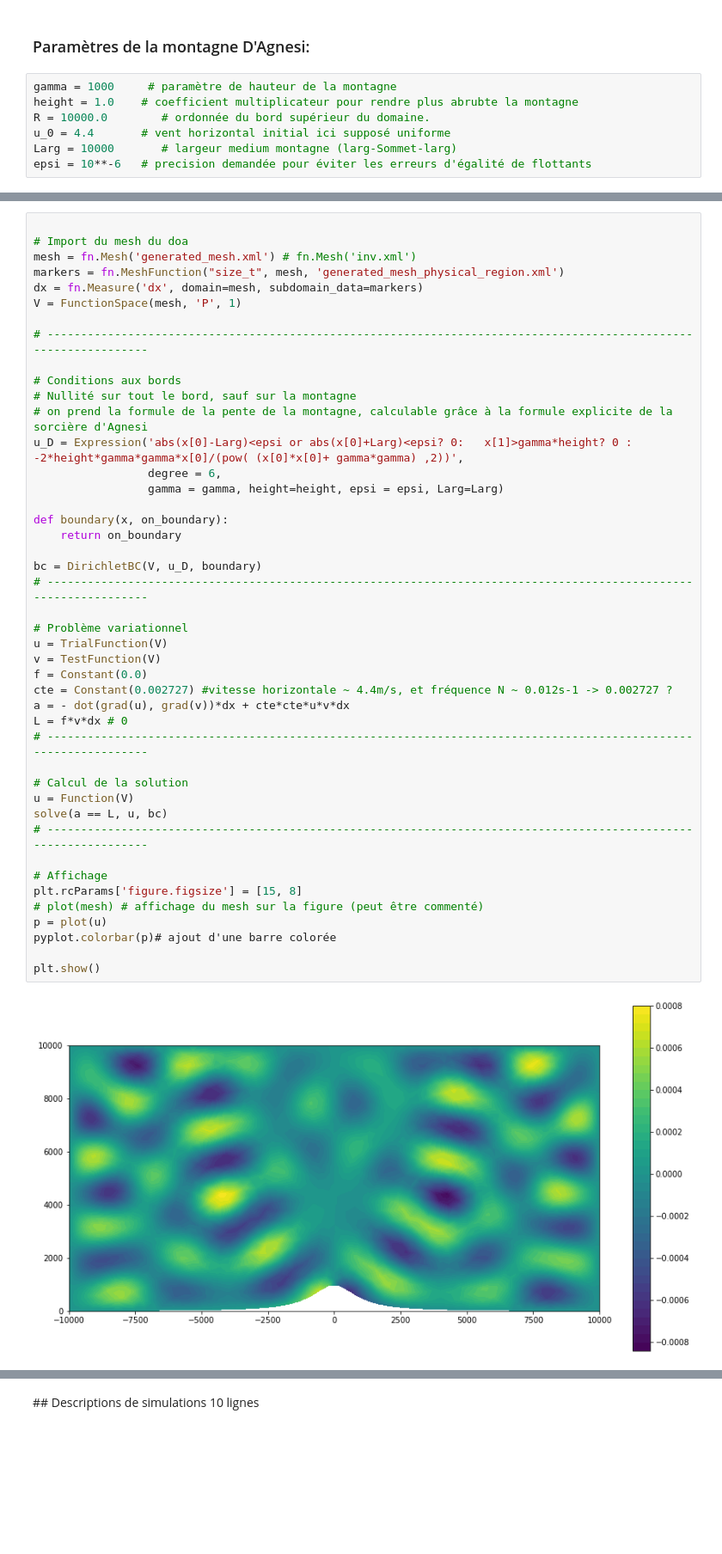
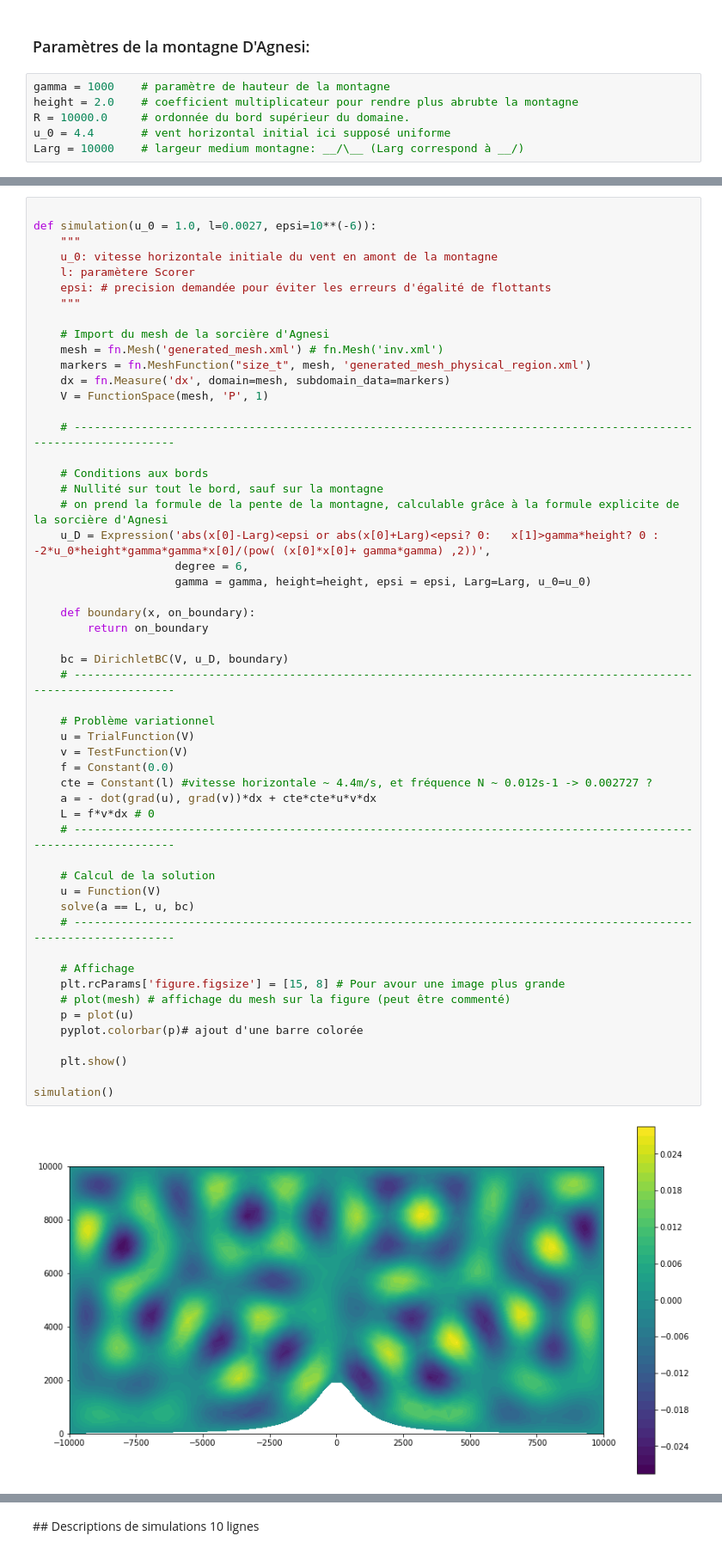
Before and after one commit to spineki/fenics_scorer, a Jupyter notebook: mini_projet_fenics_antoine_marras.ipynb, the cells around one changed output, grey strips where cells are left out. Shown: that part at 86% size. Saved outputs shown, nothing was run; the diff lists cells and outputs as text; blank space fills up the shorter version.

Commit message:
simulation en fonction, ajout de l'aléatoire

```diff
--- a/mini_projet_fenics_antoine_marras.ipynb
+++ b/mini_projet_fenics_antoine_marras.ipynb
@@ -84,9 +86,8 @@ import dolfin as fn
 # %% [markdown]
 ### Paramètres de la montagne D'Agnesi:
 # %%
-gamma = 1000     # paramètre de hauteur de la montagne
-height = 1.0    # coefficient multiplicateur pour rendre plus abrubte la montagne
-R = 10000.0        # ordonnée du bord supérieur du domaine.
+gamma = 1000    # paramètre de hauteur de la montagne
+height = 2.0    # coefficient multiplicateur pour rendre plus abrubte la montagne
+R = 10000.0     # ordonnée du bord supérieur du domaine.
 u_0 = 4.4       # vent horizontal initial ici supposé uniforme
-Larg = 10000       # largeur medium montagne (larg-Sommet-larg)
-epsi = 10**-6   # precision demandée pour éviter les erreurs d'égalité de flottants
+Larg = 10000    # largeur medium montagne: __/\__ (Larg correspond à __/)
@@ -93,49 +96,58 @@ epsi = 10**-6   # precision demandée pour éviter les erreurs d'égalité de fl
 # %%
 
-# Import du mesh du doa
-mesh = fn.Mesh('generated_mesh.xml') # fn.Mesh('inv.xml')
-markers = fn.MeshFunction("size_t", mesh, 'generated_mesh_physical_region.xml')
-dx = fn.Measure('dx', domain=mesh, subdomain_data=markers)
-V = FunctionSpace(mesh, 'P', 1)
+def simulation(u_0 = 1.0, l=0.0027, epsi=10**(-6)):
+    """
+    u_0: vitesse horizontale initiale du vent en amont de la montagne
+    l: paramètere Scorer
+    epsi: # precision demandée pour éviter les erreurs d'égalité de flottants
+    """
 
-# -----------------------------------------------------------------------------------------------------------------
+    # Import du mesh de la sorcière d'Agnesi
+    mesh = fn.Mesh('generated_mesh.xml') # fn.Mesh('inv.xml')
+    markers = fn.MeshFunction("size_t", mesh, 'generated_mesh_physical_region.xml')
+    dx = fn.Measure('dx', domain=mesh, subdomain_data=markers)
+    V = FunctionSpace(mesh, 'P', 1)
 
-# Conditions aux bords
-# Nullité sur tout le bord, sauf sur la montagne
-# on prend la formule de la pente de la montagne, calculable grâce à la formule explicite de la sorcière d'Agnesi
-u_D = Expression('abs(x[0]-Larg)<epsi or abs(x[0]+Larg)<epsi? 0:   x[1]>gamma*height? 0 : -2*height*gamma*gamma*x[0]/(pow( (x[0]*x[0]+ gamma*gamma) ,2))',
-                 degree = 6,
-                 gamma = gamma, height=height, epsi = epsi, Larg=Larg)
+    # -----------------------------------------------------------------------------------------------------------------
 
-def boundary(x, on_boundary):
-    return on_boundary
+    # Conditions aux bords
+    # Nullité sur tout le bord, sauf sur la montagne
+    # on prend la formule de la pente de la montagne, calculable grâce à la formule explicite de la sorcière d'Agnesi
+    u_D = Expression('abs(x[0]-Larg)<epsi or abs(x[0]+Larg)<epsi? 0:   x[1]>gamma*height? 0 : -2*u_0*height*gamma*gamma*x[0]/(pow( (x[0]*x[0]+ gamma*gamma) ,2))',
+                     degree = 6,
+                     gamma = gamma, height=height, epsi = epsi, Larg=Larg, u_0=u_0)
 
-bc = DirichletBC(V, u_D, boundary)
-# -----------------------------------------------------------------------------------------------------------------
+    def boundary(x, on_boundary):
+        return on_boundary
 
-# Problème variationnel
-u = TrialFunction(V)
-v = TestFunction(V)
-f = Constant(0.0)
-cte = Constant(0.002727) #vitesse horizontale ~ 4.4m/s, et fréquence N ~ 0.012s-1 -> 0.002727 ?
-a = - dot(grad(u), grad(v))*dx + cte*cte*u*v*dx
-L = f*v*dx # 0
-# -----------------------------------------------------------------------------------------------------------------
+    bc = DirichletBC(V, u_D, boundary)
+    # -----------------------------------------------------------------------------------------------------------------
 
-# Calcul de la solution
-u = Function(V)
-solve(a == L, u, bc)
-# -----------------------------------------------------------------------------------------------------------------
+    # Problème variationnel
+    u = TrialFunction(V)
+    v = TestFunction(V)
+    f = Constant(0.0)
+    cte = Constant(l) #vitesse horizontale ~ 4.4m/s, et fréquence N ~ 0.012s-1 -> 0.002727 ?
+    a = - dot(grad(u), grad(v))*dx + cte*cte*u*v*dx
+    L = f*v*dx # 0
+    # -----------------------------------------------------------------------------------------------------------------
 
-# Affichage
-plt.rcParams['figure.figsize'] = [15, 8]
-# plot(mesh) # affichage du mesh sur la figure (peut être commenté)
-p = plot(u)
-pyplot.colorbar(p)# ajout d'une barre colorée
+    # Calcul de la solution
+    u = Function(V)
+    solve(a == L, u, bc)
+    # -----------------------------------------------------------------------------------------------------------------
 
-plt.show()
+    # Affichage
+    plt.rcParams['figure.figsize'] = [15, 8] # Pour avour une image plus grande
+    # plot(mesh) # affichage du mesh sur la figure (peut être commenté)
+    p = plot(u)
+    pyplot.colorbar(p)# ajout d'une barre colorée
+
+    plt.show()
+
+simulation()
 # %% [output]
-[figure, old version]
+[figure, new version]
 # %%
 plot(mesh)
 plt.show()
```
Also changed, not shown: parts of 8 cells of this notebook, 4 other files.
